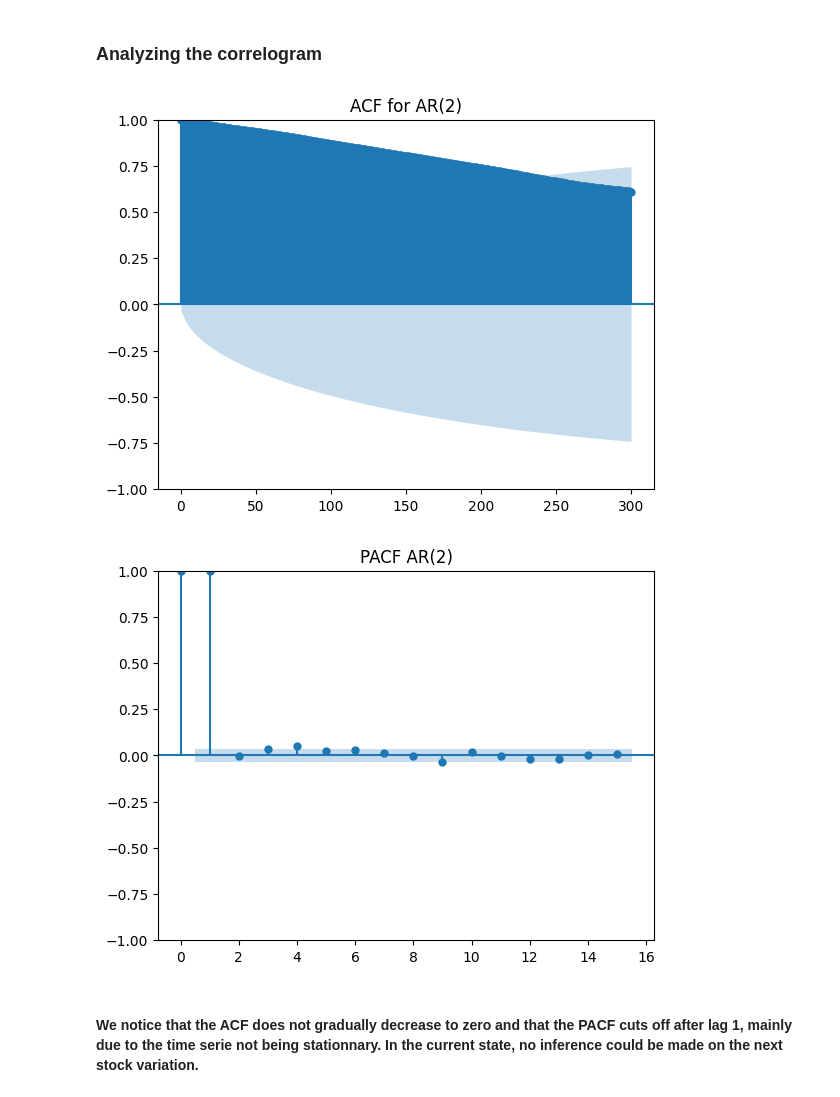
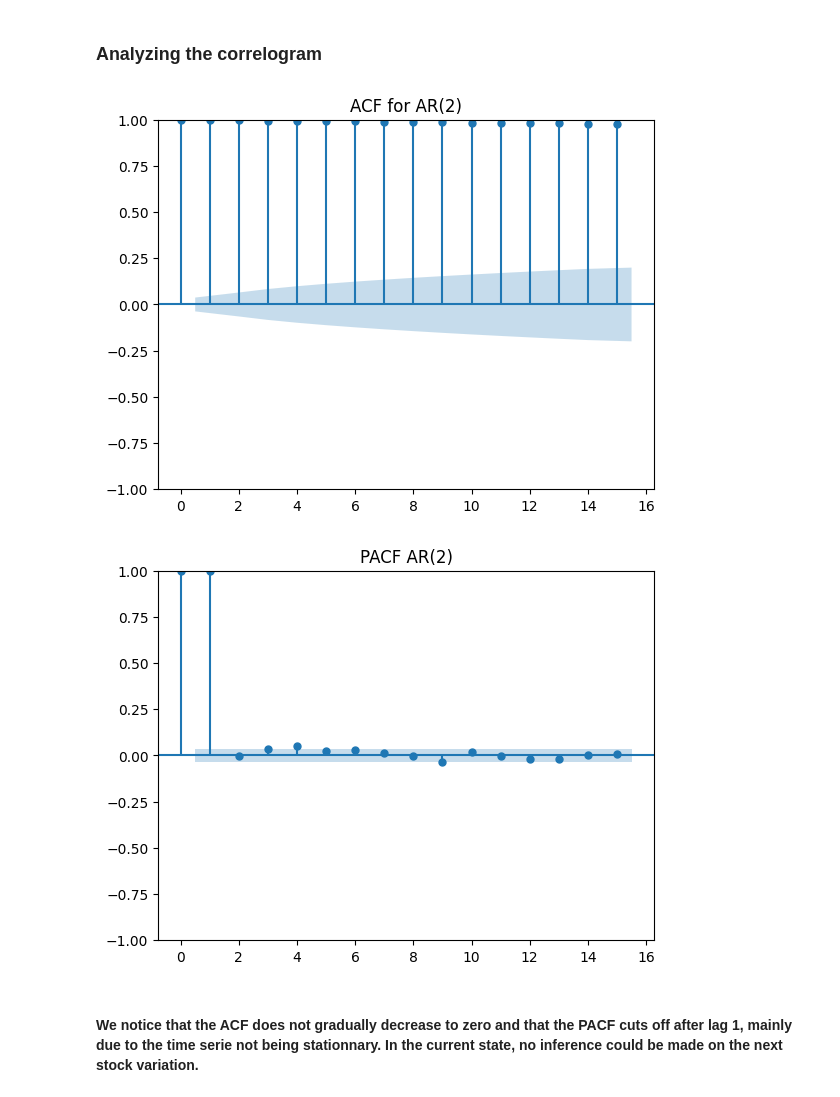
Before and after one commit to killianvervelle/Financial-Forecasting-with-Timeseries, a Jupyter notebook: AnSeqDa_projet.ipynb, the cells around one changed output. Drawn from its saved outputs; the diff is of its cells as text; code cells hidden in the pictures.

```diff
--- a/AnSeqDa_projet.ipynb
+++ b/AnSeqDa_projet.ipynb
@@ -111,11 +112,11 @@ We fail to reject the null hypothesis, meaning the dataset is non stationary.
 ### Analyzing the correlogram
 # %%
 # Autocorrelation for AR(2)
-acf_plot = plot_acf(y, lags=300, title='ACF for AR(2)')
+acf_plot = plot_acf(y, lags=15, title='ACF for AR(2)')
 # partial Autocorrelation for AR(2)
 pacf_plot = plot_pacf(y, lags=15, title='PACF AR(2)')
 # %% [output]
-[figure, old version]
+[figure, new version]
 [figure]
 # %% [markdown]
 #### We notice that the ACF does not gradually decrease to zero and that the PACF cuts off after lag 1, mainly due to the time serie not being stationnary. In the current state, no inference could be made on the next stock variation.
```
Also changed, not shown: parts of 11 cells of this notebook.
